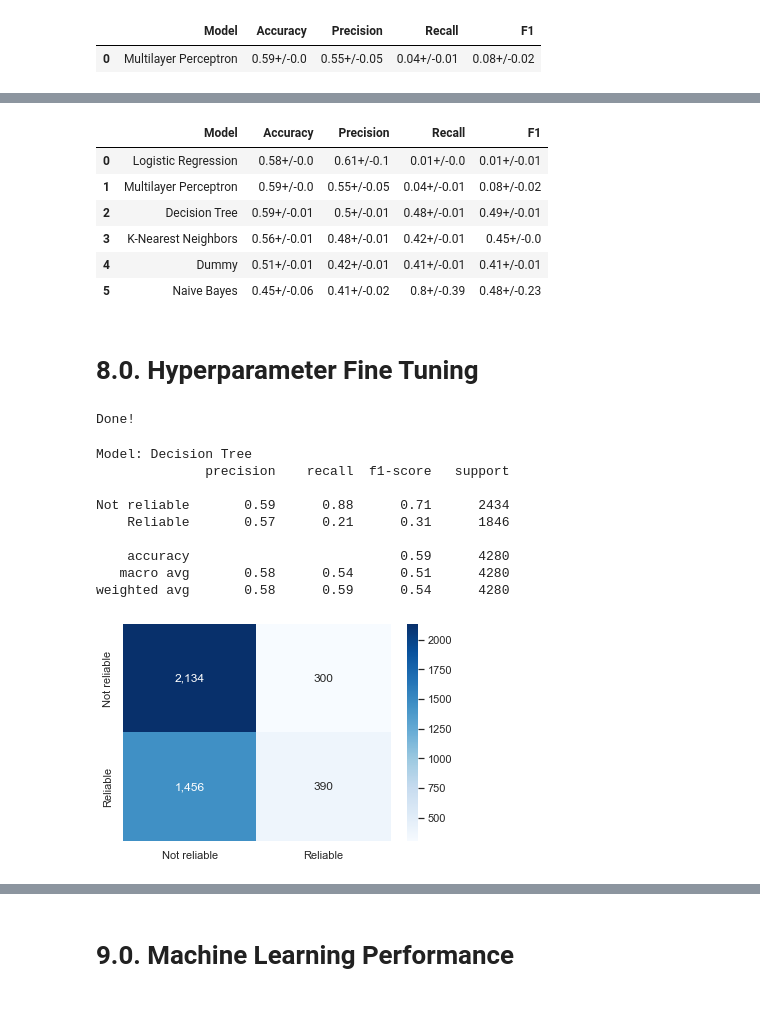
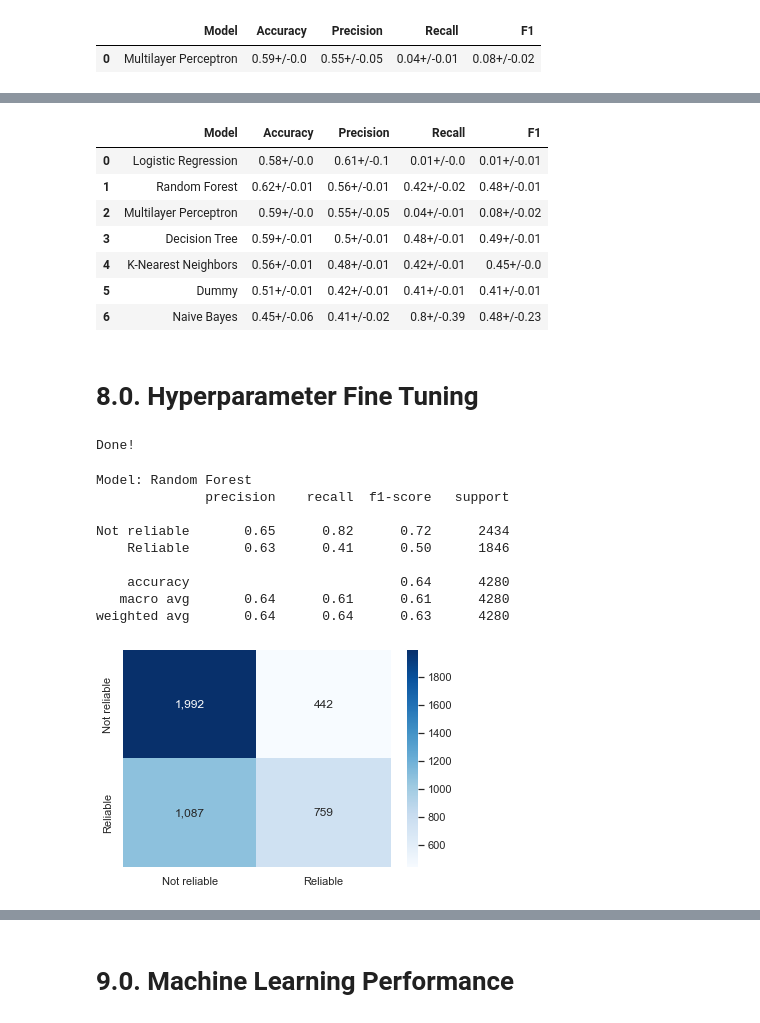
Before and after one commit to endhel/InvestBot, a Jupyter notebook: InvestBot.ipynb, the cells around one changed output, grey strips where cells are left out. Drawn from its saved outputs; the diff is of its cells as text; code cells hidden in the pictures.

```diff
--- a/InvestBot.ipynb
+++ b/InvestBot.ipynb
@@ -876,0 +945,5 @@ mlp_cv
+# %%
+rf = RandomForestClassifier( random_state=13 )
+rf.fit( X_train, y_train )
+rf_pred = rf.predict( X_test )
+ml_metrics( y_test, rf_pred, 'Random Forest')
@@ -879,48 +971,53 @@ mlp_cv
 # %%
-modeling_result = pd.concat( [dummy_cv, lr_cv, dt_cv, knn_cv, nb_cv, mlp_cv] )
+modeling_result = pd.concat( [dummy_cv, lr_cv, dt_cv, knn_cv, nb_cv, mlp_cv, rf_cv] )
 modeling_result.sort_values( 'Precision', ascending=False ).reset_index( drop=True )
 # %% [output]
 |  | Model | Accuracy | Precision | Recall | F1 |
 | 0 | Logistic Regression | 0.58+/-0.0 | 0.61+/-0.1 | 0.01+/-0.0 | 0.01+/-0.01 |
-| 1 | Multilayer Perceptron | 0.59+/-0.0 | 0.55+/-0.05 | 0.04+/-0.01 | 0.08+/-0.02 |
-| 2 | Decision Tree | 0.59+/-0.01 | 0.5+/-0.01 | 0.48+/-0.01 | 0.49+/-0.01 |
-| 3 | K-Nearest Neighbors | 0.56+/-0.01 | 0.48+/-0.01 | 0.42+/-0.01 | 0.45+/-0.0 |
-| 4 | Dummy | 0.51+/-0.01 | 0.42+/-0.01 | 0.41+/-0.01 | 0.41+/-0.01 |
-| 5 | Naive Bayes | 0.45+/-0.06 | 0.41+/-0.02 | 0.8+/-0.39 | 0.48+/-0.23 |
+| 1 | Random Forest | 0.62+/-0.01 | 0.56+/-0.01 | 0.42+/-0.02 | 0.48+/-0.01 |
+| 2 | Multilayer Perceptron | 0.59+/-0.0 | 0.55+/-0.05 | 0.04+/-0.01 | 0.08+/-0.02 |
+| 3 | Decision Tree | 0.59+/-0.01 | 0.5+/-0.01 | 0.48+/-0.01 | 0.49+/-0.01 |
+| 4 | K-Nearest Neighbors | 0.56+/-0.01 | 0.48+/-0.01 | 0.42+/-0.01 | 0.45+/-0.0 |
+| 5 | Dummy | 0.51+/-0.01 | 0.42+/-0.01 | 0.41+/-0.01 | 0.41+/-0.01 |
+| 6 | Naive Bayes | 0.45+/-0.06 | 0.41+/-0.02 | 0.8+/-0.39 | 0.48+/-0.23 |
 # %% [markdown]
 # 8.0. Hyperparameter Fine Tuning
-# %%
-params = {
-    'max_depth': [2, 3, 5, 10, 20],
-    'min_samples_leaf': [5, 10, 20, 50, 100],
-    'criterion': ["gini", "entropy"],
-    'random_state': [13]
-}
-
-precision2_score = make_scorer( precision_score, labels=[1], average='macro' )
-
-grid = GridSearchCV(
-        estimator = DecisionTreeClassifier(),
-        param_grid=params,
-        scoring=precision2_score
-)
-
-result_grid = grid.fit( X_train, y_train )
-print( 'Done!' )
-# %% [output]
-Done!
+# %%
+params = {'n_estimators': [200, 400, 600, 800, 1000, 1200, 1400, 1600, 1800, 2000],
+          'max_features': ['auto', 'sqrt'],
+          'max_depth': [10, 20, 30, 40, 50, 60, 70, 80, 90, 100, None],
+          'min_samples_split': [2, 5, 10],
+          'min_samples_leaf': [1, 2, 4],
+          'bootstrap': [True, False] }
+
+
+precision2_score = make_scorer( precision_score, labels=[1], average='macro' )
+
+search = RandomizedSearchCV(
+        estimator = RandomForestClassifier( random_state=13 ),
+        param_distributions=params,
+        n_iter=10,
+        scoring=precision2_score,
+        n_jobs=-1,
+        random_state=13
+)
+
+result = search.fit( X_train, y_train )
+print( 'Done!' )
+# %% [output]
+Done!
 # %%
-tuned_model = result_grid.best_estimator_
+tuned_model = result.best_estimator_
 predictions = tuned_model.predict( X_test )
-ml_metrics( y_test, predictions, "Decision Tree" )
+ml_metrics( y_test, predictions, "Random Forest" )
 # %% [output]
-Model: Decision Tree
+Model: Random Forest
               precision    recall  f1-score   support
 
-Not reliable       0.59      0.88      0.71      2434
-    Reliable       0.57      0.21      0.31      1846
+Not reliable       0.65      0.82      0.72      2434
+    Reliable       0.63      0.41      0.50      1846
 
-    accuracy                           0.59      4280
-   macro avg       0.58      0.54      0.51      4280
-weighted avg       0.58      0.59      0.54      4280
+    accuracy                           0.64      4280
+   macro avg       0.64      0.61      0.61      4280
+weighted avg       0.64      0.64      0.63      4280
-[figure, old version]
+[figure, new version]
```
Also changed, not shown: parts of 15 cells of this notebook.
